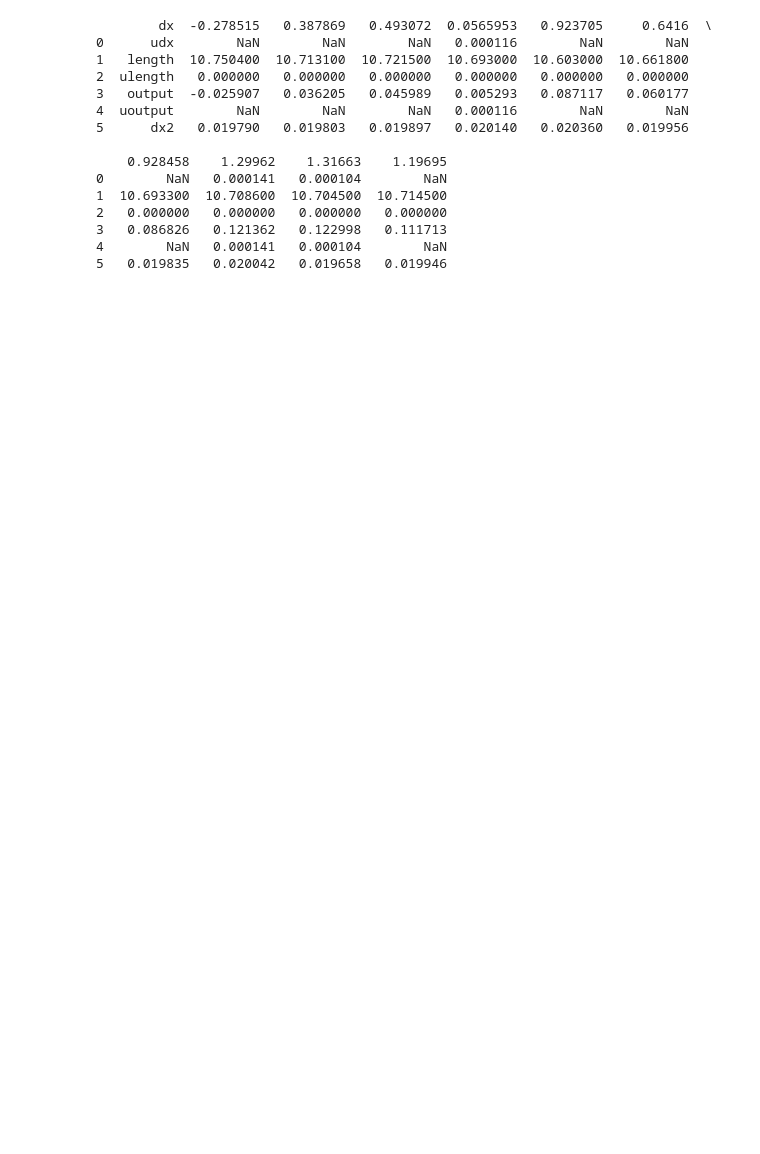
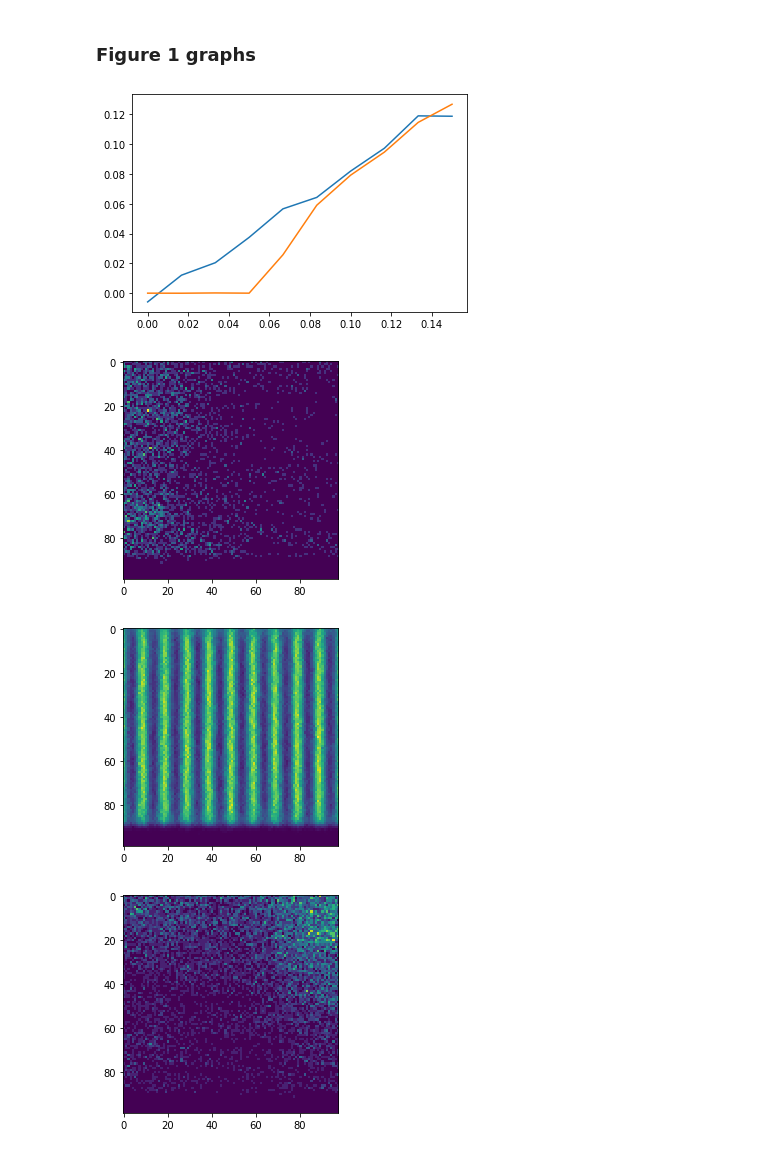
Before and after one commit to LevoSpacewars/Polymer-Tilt, a Jupyter notebook: graphs.ipynb, the cells around one changed output. Cells and saved outputs as stored; diff of their text form; code cells hidden in the pictures; blank space fills up the shorter version.

Commit message:
made heatmap faster with profile density

```diff
--- a/graphs.ipynb
+++ b/graphs.ipynb
@@ -154,19 +1,37 @@ plt.hist2d(b[:,0],b[:,1],bins=[100,100])
-# %%
-raws = pandas.read_csv("BASE,200,1,-2.9999999999999996,12-49-57/data.txt",header=0)
-print(raws)
-# %% [output]
-        dx  -0.278515   0.387869   0.493072  0.0565953   0.923705     0.6416  \
-0      udx        NaN        NaN        NaN   0.000116        NaN        NaN
-1   length  10.750400  10.713100  10.721500  10.693000  10.603000  10.661800
-2  ulength   0.000000   0.000000   0.000000   0.000000   0.000000   0.000000
-3   output  -0.025907   0.036205   0.045989   0.005293   0.087117   0.060177
-4  uoutput        NaN        NaN        NaN   0.000116        NaN        NaN
-5      dx2   0.019790   0.019803   0.019897   0.020140   0.020360   0.019956
-
-    0.928458    1.29962    1.31663    1.19695
-0        NaN   0.000141   0.000104        NaN
-1  10.693300  10.708600  10.704500  10.714500
-2   0.000000   0.000000   0.000000   0.000000
-3   0.086826   0.121362   0.122998   0.111713
-4        NaN   0.000141   0.000104        NaN
-5   0.019835   0.020042   0.019658   0.019946
+# %% [markdown]
+### Figure 1 graphs
+# %%
+from matplotlib import pyplot as plt
+import pandas as ps
+import numpy as np
+import math as m
+
+def getHeatMap(fname, force):
+    mod =  np.delete(np.array(pandas.read_csv('./compiledRuns/' + fname + '/heatmap_' + str(force) + '.txt',header=1)), 0, axis=1)
+    mod = np.delete(mod, len(mod[0])-1,axis=1)
+    return mod
+def getDenProf(fname, force):
+    return np.array(pandas.read_csv('./compiledRuns/' + fname + '/ProfileDensity_' + str(force) + '.txt',header=1))
+# %%
+figure_1_folders = ['1','10000']
+fig1data = []
+fig1heatmaps = [[],[]]
+for name in figure_1_folders:
+    fig1data.append(np.array(ps.read_csv('./compiledRuns/' + name + '/data.txt',header = 0)))
+    fig1heatmaps[0].append(getHeatMap(name,0.0))
+    fig1heatmaps[1].append(getHeatMap(name,1.2))
+
+
+for data in fig1data:
+    forceangle = np.linspace(0,3,10)/20
+    plt.errorbar(forceangle, data[3][1:])
+for mp in fig1heatmaps:
+    fig = plt.figure()
+    plt.imshow(mp[0])
+    fig = plt.figure()
+    plt.imshow(mp[1])
+# %% [output]
+[figure, added]
+[figure, added]
+[figure, added]
+[figure, added]
```
Also changed, not shown: parts of 19 cells of this notebook, 8 other files.
